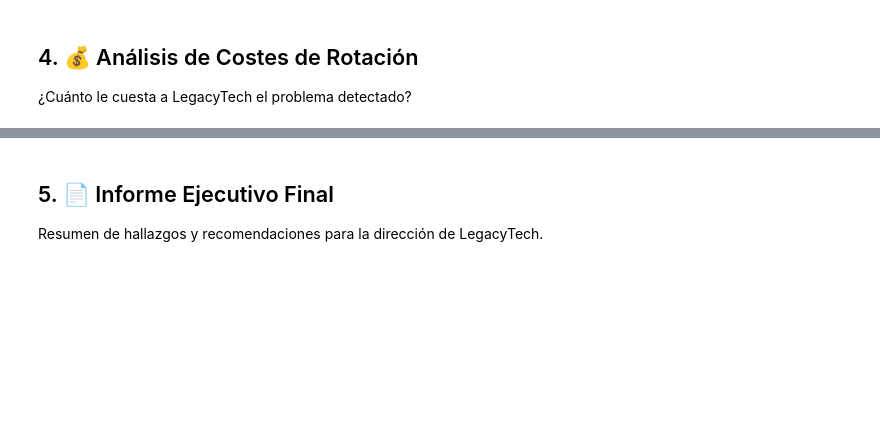
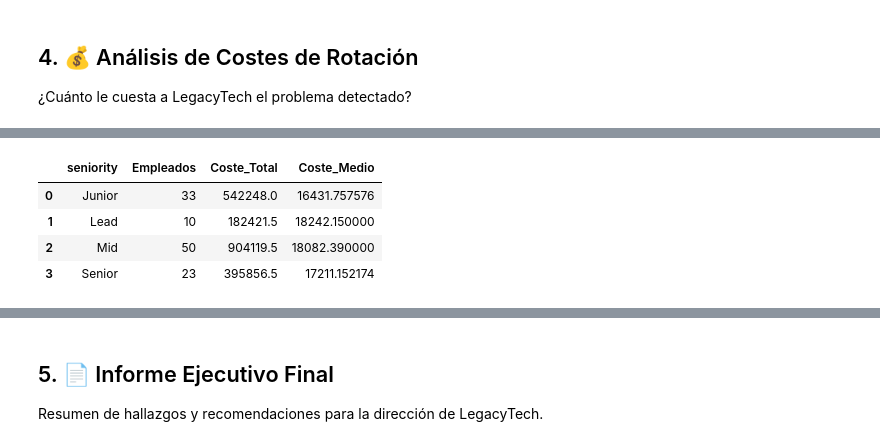
Before and after one commit to MartaTorrente/EBLET-People-Analytics, a Jupyter notebook: Python/notebooks/03_Caso_Empresa_LegacyTech.ipynb, the cells around one changed output, grey strips where cells are left out. Saved outputs shown, nothing was run; the diff lists cells and outputs as text; code cells hidden in the pictures; blank space fills up the shorter version.

```diff
--- a/Python/notebooks/03_Caso_Empresa_LegacyTech.ipynb
+++ b/Python/notebooks/03_Caso_Empresa_LegacyTech.ipynb
@@ -293,0 +689,47 @@ fig.show()
+# %%
+
+# COSTE DE ROTACIÓN POR SENIORITY
+
+
+costes_seniority = (
+    df_bajas
+    .groupby("seniority", as_index=False)
+    .agg(
+        Empleados=("empleado_id", "count"),
+        Coste_Total=("coste_rotacion", "sum"),
+        Coste_Medio=("coste_rotacion", "mean")
+    )
+)
+
+display(costes_seniority)
+
+fig = px.bar(
+    costes_seniority,
+    x="seniority",
+    y="Coste_Total",
+    color="seniority",
+    title="💰 Coste de Rotación por Seniority",
+    text="Coste_Total"
+)
+
+fig.update_traces(
+    texttemplate="%{text:,.2f} €",
+    textposition="outside"
+)
+
+fig.update_layout(
+    xaxis_title=None,
+    yaxis_title=None,
+    yaxis_tickformat=",.2f",
+    showlegend=False,
+    height=550,
+    width=700
+)
+
+fig.show()
+# %% [output]
+|  | seniority | Empleados | Coste_Total | Coste_Medio |
+| 0 | Junior | 33 | 542248.0 | 16431.757576 |
+| 1 | Lead | 10 | 182421.5 | 18242.150000 |
+| 2 | Mid | 50 | 904119.5 | 18082.390000 |
+| 3 | Senior | 23 | 395856.5 | 17211.152174 |
```
Also changed, not shown: parts of 15 cells of this notebook, 33 other files.
